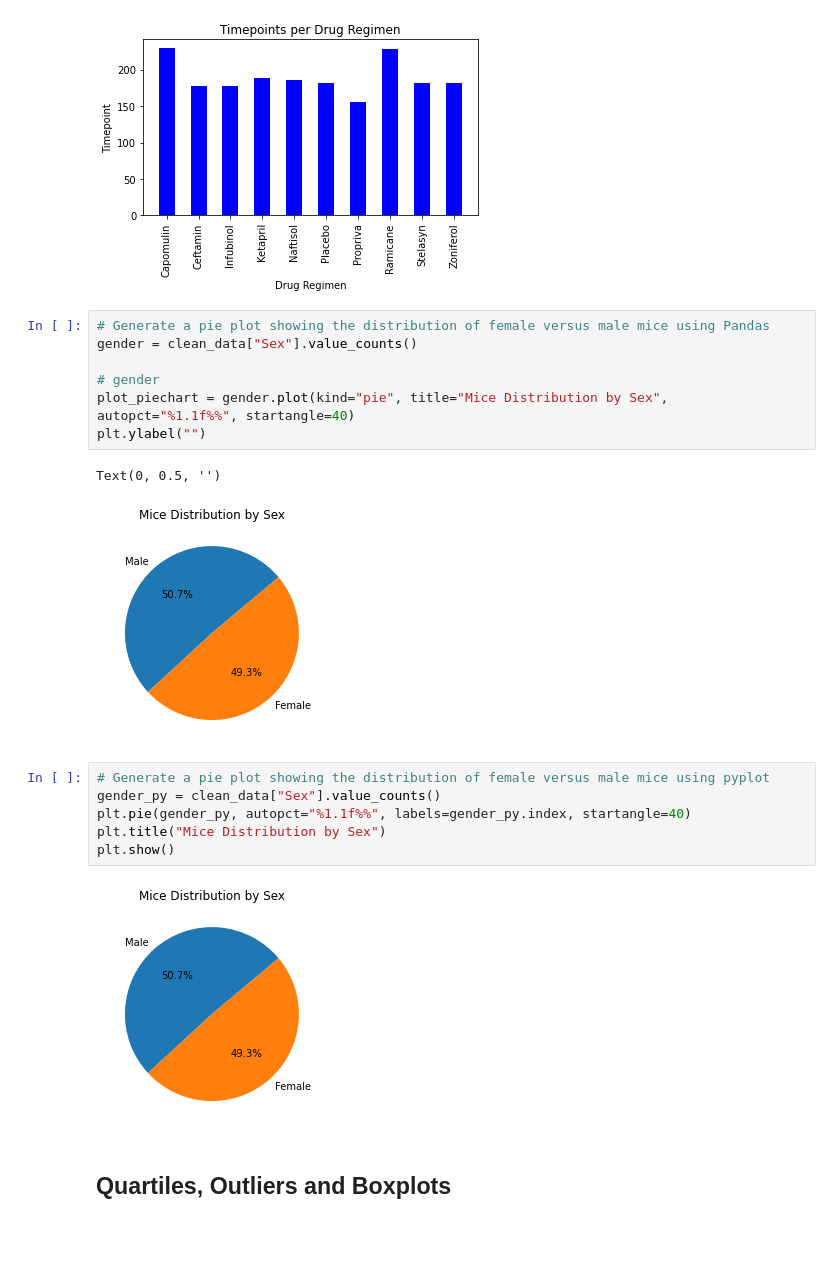
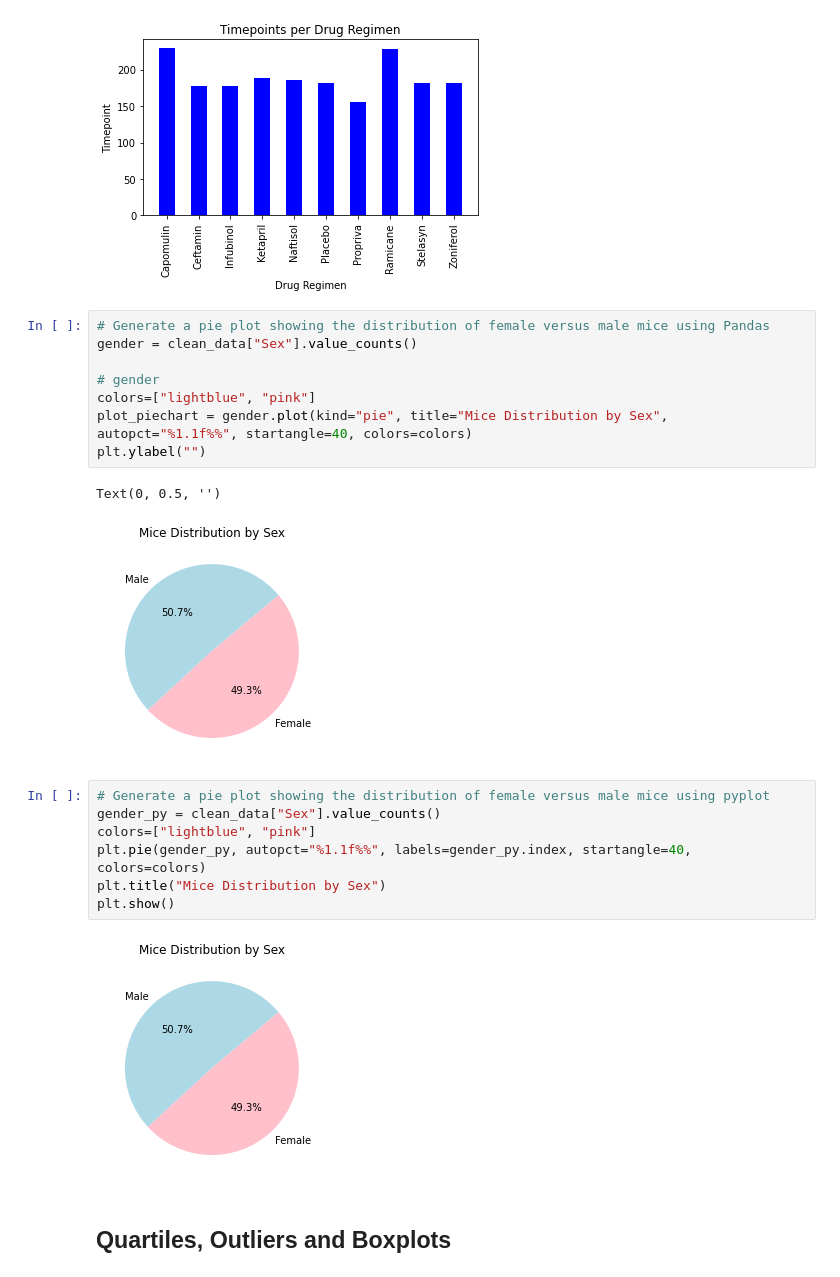
Before and after one commit to sissa81/Pymaceuticals-Matplotlib-Challenge, a Jupyter notebook: pymaceuticals.ipynb, the cells around one changed output. Cells and saved outputs as stored; diff of their text form; blank space fills up the shorter version.

```diff
--- a/pymaceuticals.ipynb
+++ b/pymaceuticals.ipynb
@@ -151,21 +151,23 @@ plt.tight_layout()
 # %%
 # Generate a pie plot showing the distribution of female versus male mice using Pandas
 gender = clean_data["Sex"].value_counts()
 
 # gender
-plot_piechart = gender.plot(kind="pie", title="Mice Distribution by Sex", autopct="%1.1f%%", startangle=40)
+colors=["lightblue", "pink"]
+plot_piechart = gender.plot(kind="pie", title="Mice Distribution by Sex", autopct="%1.1f%%", startangle=40, colors=colors)
 plt.ylabel("")
 # %% [output]
 Text(0, 0.5, '')
-[figure, old version]
+[figure, new version]
 # %%
 # Generate a pie plot showing the distribution of female versus male mice using pyplot
 gender_py = clean_data["Sex"].value_counts()
-plt.pie(gender_py, autopct="%1.1f%%", labels=gender_py.index, startangle=40)
+colors=["lightblue", "pink"]
+plt.pie(gender_py, autopct="%1.1f%%", labels=gender_py.index, startangle=40, colors=colors)
 plt.title("Mice Distribution by Sex")
 plt.show()
 # %% [output]
-[figure, old version]
+[figure, new version]
 # %% [markdown]
 ## Quartiles, Outliers and Boxplots
 # %%
```
Also changed, not shown: parts of 4 cells of this notebook.
